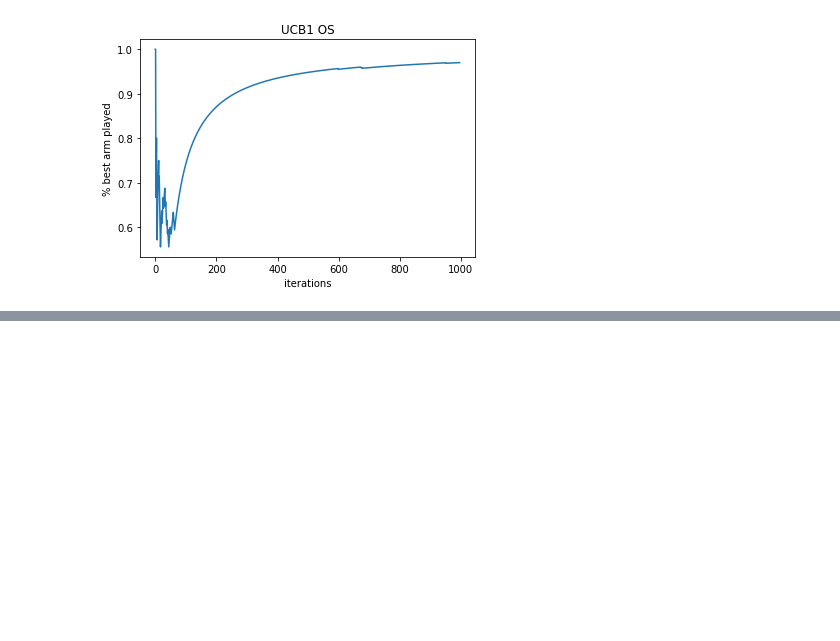
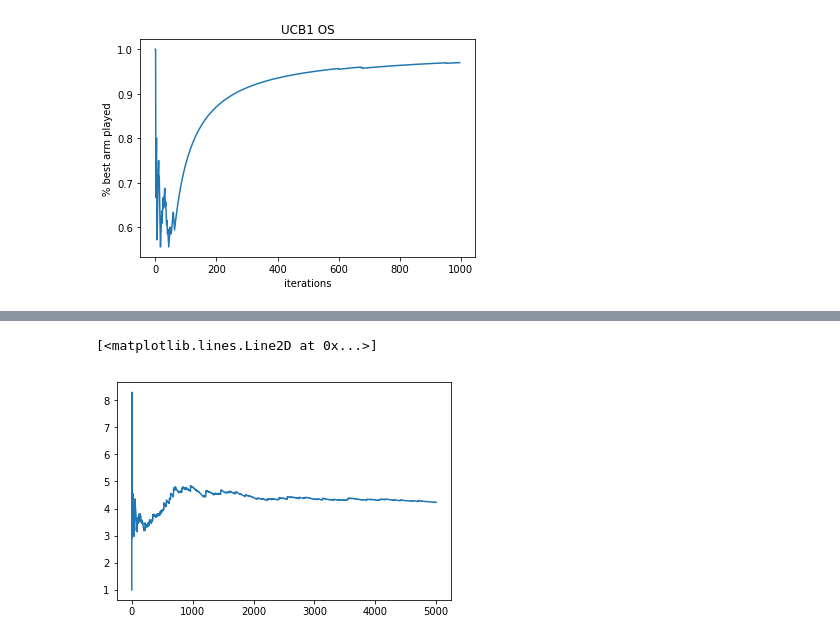
Before and after one commit to chengsoonong/eheye, a Jupyter notebook: QuantUCB/Sanity_test.ipynb, the cells around one changed output, grey strips where cells are left out. Saved outputs shown, nothing was run; the diff lists cells and outputs as text; code cells hidden in the pictures; blank space fills up the shorter version.

Commit message:
test for variance estimation

```diff
--- a/QuantUCB/Sanity_test.ipynb
+++ b/QuantUCB/Sanity_test.ipynb
@@ -313,0 +318,22 @@ plt.plot(percent_best_arm_played)
+# %%
+def var_estimate(rewards):
+    var = np.var(rewards)
+
+    if var == 0:
+        return 1.0
+    else:
+        return var
+# %%
+num_samples = 5000
+samples = []
+variances = []
+scale = 2
+
+for i in range(num_samples):
+    samples.append(np.random.exponential(scale = scale))
+    variances.append(var_estimate(samples))
+
+plt.plot(variances)
+# %% [output]
+[<matplotlib.lines.Line2D at 0x...>]
+[figure, added]
```
Also changed, not shown: parts of 3 cells of this notebook.
